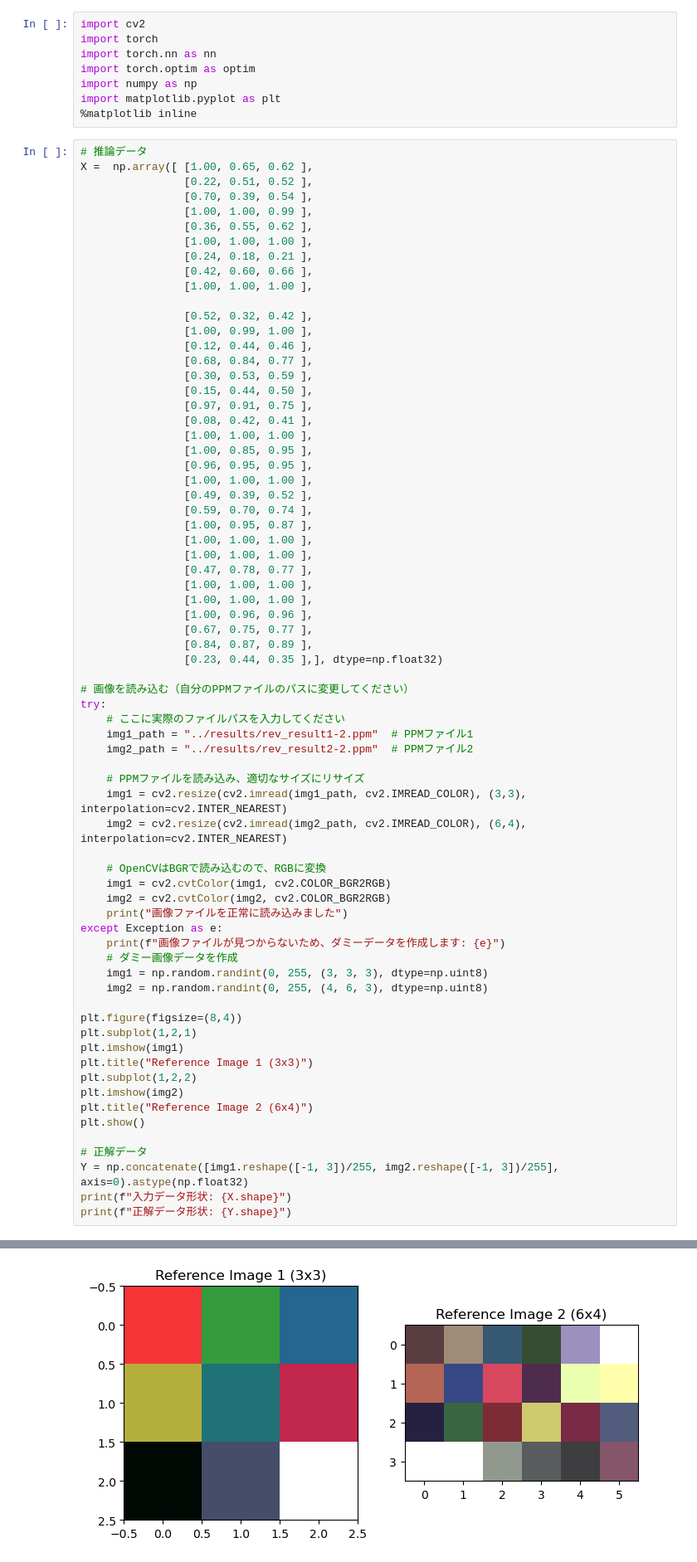
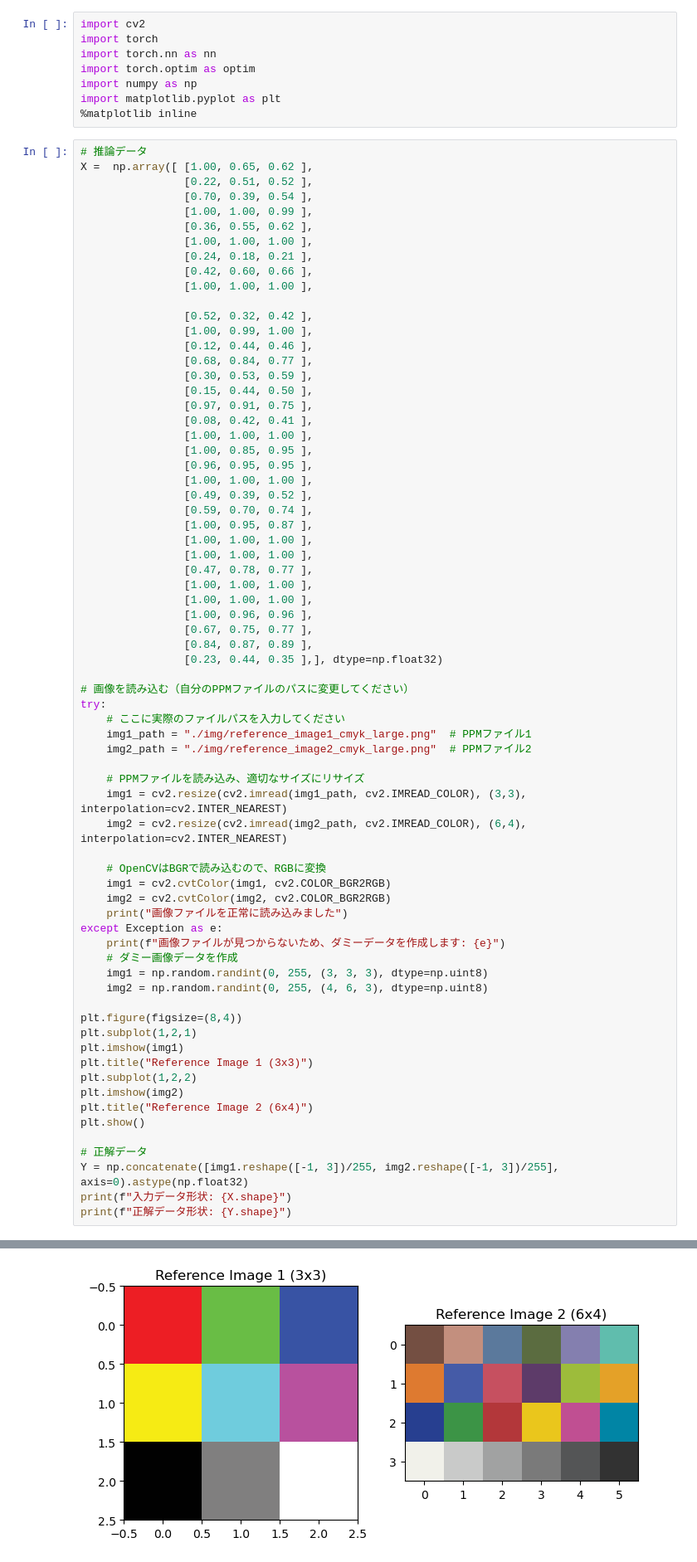
Before and after one commit to nico0748/color-printer-project, a Jupyter notebook: script/train_python/train_L1_normalization.ipynb, the cells around one changed output, grey strips where cells are left out. Shown: that part at 83% size. Cells and saved outputs as stored; diff of their text form.

```diff
--- a/script/train_python/train_L1_normalization.ipynb
+++ b/script/train_python/train_L1_normalization.ipynb
@@ -48,39 +48,39 @@ X =  np.array([ [1.00, 0.65, 0.62 ],
 # 画像を読み込む（自分のPPMファイルのパスに変更してください）
 try:
     # ここに実際のファイルパスを入力してください
-    img1_path = "../results/rev_result1-2.ppm"  # PPMファイル1
-    img2_path = "../results/rev_result2-2.ppm"  # PPMファイル2
+    img1_path = "./img/reference_image1_cmyk_large.png"  # PPMファイル1
+    img2_path = "./img/reference_image2_cmyk_large.png"  # PPMファイル2
 
     # PPMファイルを読み込み、適切なサイズにリサイズ
     img1 = cv2.resize(cv2.imread(img1_path, cv2.IMREAD_COLOR), (3,3), interpolation=cv2.INTER_NEAREST)
     img2 = cv2.resize(cv2.imread(img2_path, cv2.IMREAD_COLOR), (6,4), interpolation=cv2.INTER_NEAREST)
 
     # OpenCVはBGRで読み込むので、RGBに変換
     img1 = cv2.cvtColor(img1, cv2.COLOR_BGR2RGB)
     img2 = cv2.cvtColor(img2, cv2.COLOR_BGR2RGB)
     print("画像ファイルを正常に読み込みました")
 except Exception as e:
     print(f"画像ファイルが見つからないため、ダミーデータを作成します: {e}")
     # ダミー画像データを作成
     img1 = np.random.randint(0, 255, (3, 3, 3), dtype=np.uint8)
     img2 = np.random.randint(0, 255, (4, 6, 3), dtype=np.uint8)
 
 plt.figure(figsize=(8,4))
 plt.subplot(1,2,1)
 plt.imshow(img1)
 plt.title("Reference Image 1 (3x3)")
 plt.subplot(1,2,2)
 plt.imshow(img2)
 plt.title("Reference Image 2 (6x4)")
 plt.show()
 
 # 正解データ
 Y = np.concatenate([img1.reshape([-1, 3])/255, img2.reshape([-1, 3])/255], axis=0).astype(np.float32)
 print(f"入力データ形状: {X.shape}")
 print(f"正解データ形状: {Y.shape}")
 # %% [output]
 画像ファイルを正常に読み込みました
-[figure, old version]
+[figure, new version]
 入力データ形状: (33, 3)
 正解データ形状: (33, 3)
 # %%
```
Also changed, not shown: parts of 1 cell of this notebook, 3 other files.
